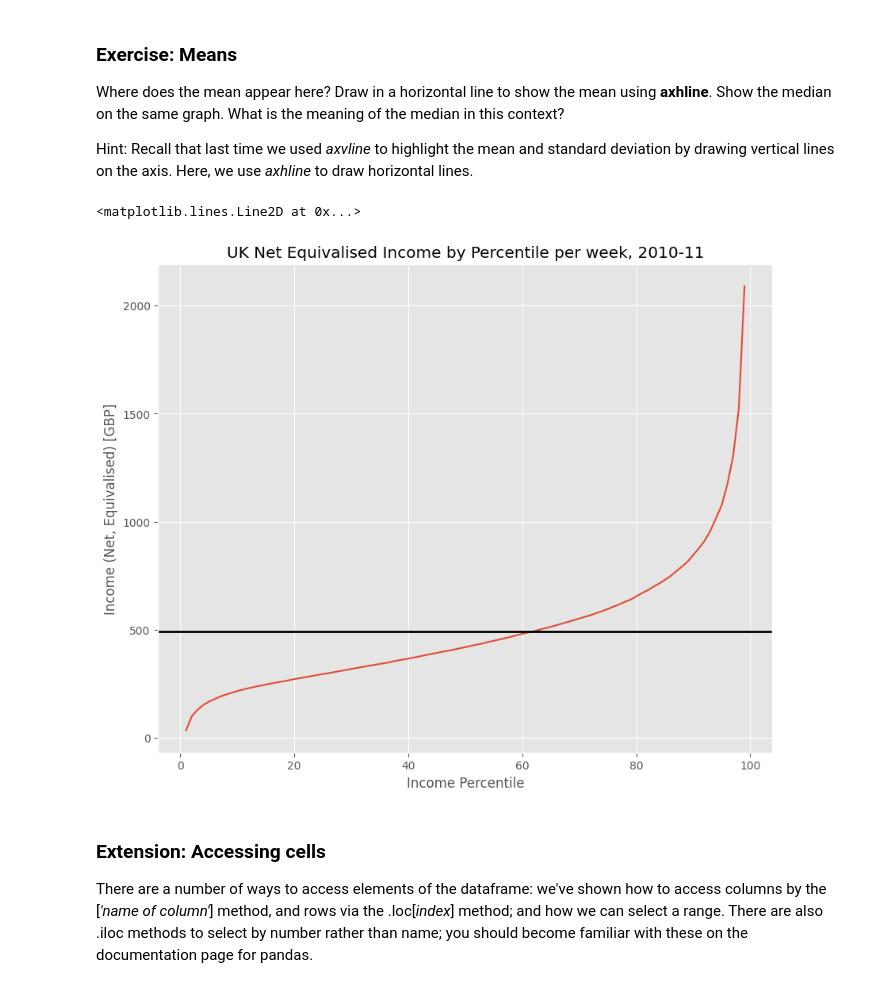
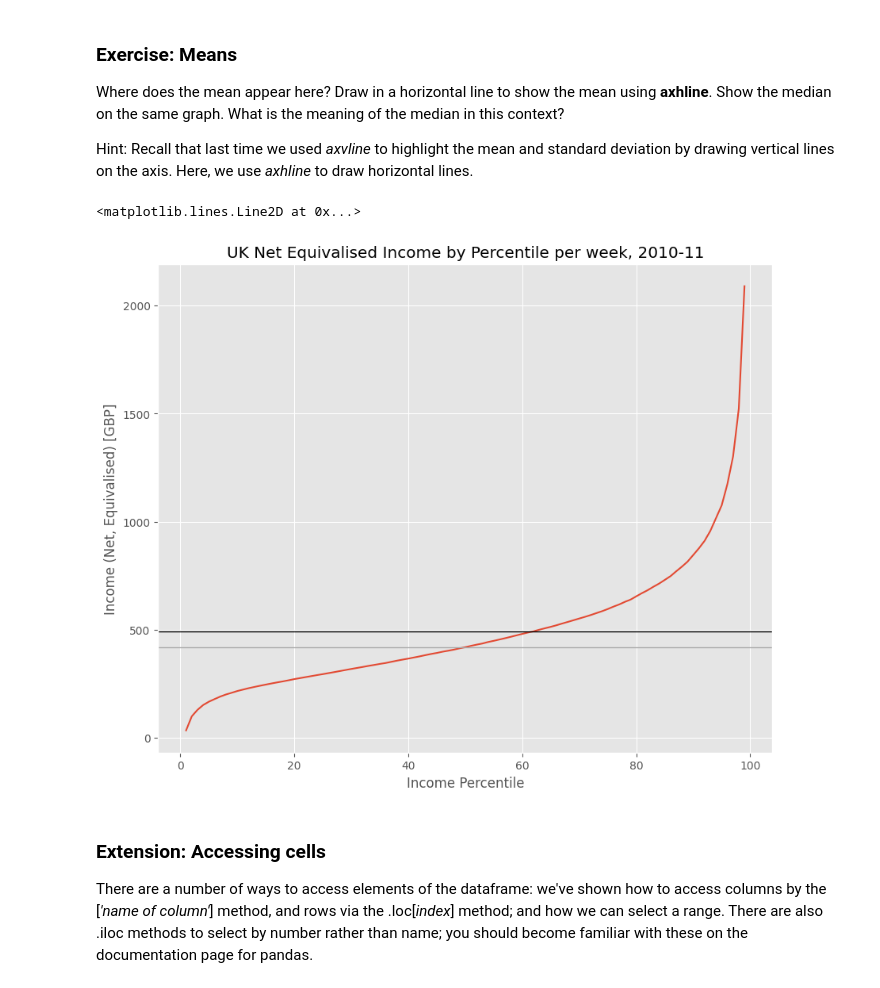
Before and after one commit to Jinyang920/QM2, a Jupyter notebook: notebooks/W02. Pandas.ipynb, the cells around one changed output. Drawn from its saved outputs; the diff is of its cells as text; code cells hidden in the pictures.

```diff
--- a/notebooks/W02. Pandas.ipynb
+++ b/notebooks/W02. Pandas.ipynb
@@ -222,12 +221,14 @@ Hint: Recall that last time we used *axvline* to highlight the mean and standard
 # %%
 income['Net equivalised household income in 2010-11, week'].plot()
 plt.title('UK Net Equivalised Income by Percentile per week, 2010-11')
 plt.xlabel('Income Percentile')
 plt.ylabel('Income (Net, Equivalised) [GBP]')
-plt.axhline(income['Net equivalised household income in 2010-11, week'].mean(), 0, 100, color = 'black', linewidth=2)
+plt.axhline(income['Net equivalised household income in 2010-11, week'].mean(), 0, 100, color = 'black', linewidth=1)
+plt.axhline(income['Net equivalised household income in 2010-11, week'].median(), 0, 100, color = 'darkgrey', linewidth=1)
+# Median is the value that is state in the middle of the all the data within dataframe
 # %% [output]
 <matplotlib.lines.Line2D at 0x...>
-[figure, old version]
+[figure, new version]
 # %% [markdown]
 ### Extension: Accessing cells
 
```
Also changed, not shown: parts of 6 cells of this notebook.
